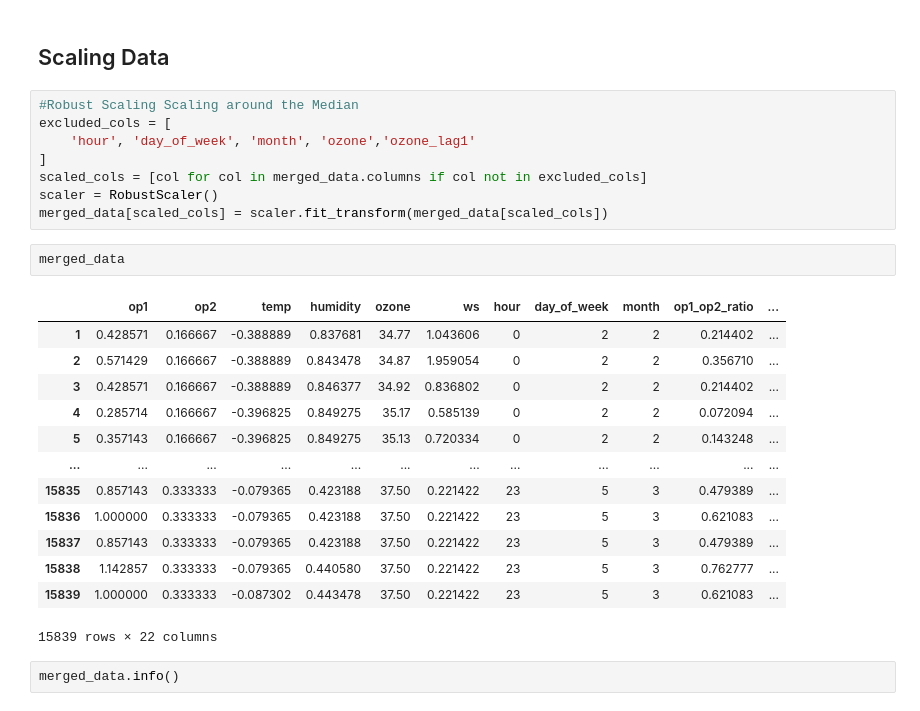
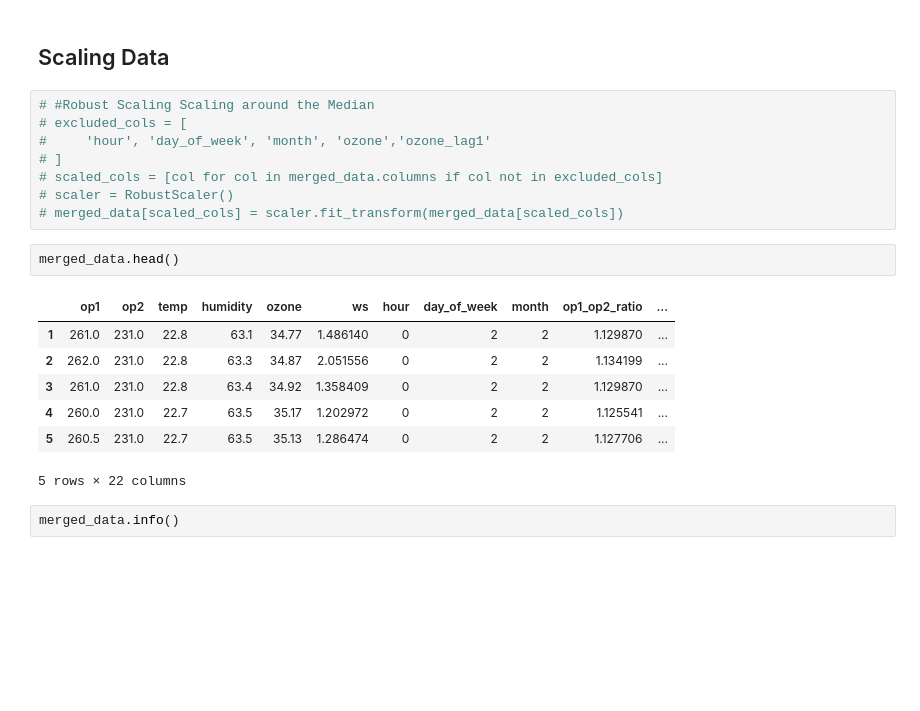
Before and after one commit to nks-hack/WCEHackathon2025_NKS_2, a Jupyter notebook: HackathonEdge.ipynb, the cells around one changed output. Drawn from its saved outputs; the diff is of its cells as text; blank space fills up the shorter version.

```diff
--- a/HackathonEdge.ipynb
+++ b/HackathonEdge.ipynb
@@ -236,29 +243,23 @@ skew_kurt_transformed
 # %% [markdown]
 ## Scaling Data
 # %%
-#Robust Scaling Scaling around the Median
-excluded_cols = [
-    'hour', 'day_of_week', 'month', 'ozone','ozone_lag1'
-]
-scaled_cols = [col for col in merged_data.columns if col not in excluded_cols]
-scaler = RobustScaler()
-merged_data[scaled_cols] = scaler.fit_transform(merged_data[scaled_cols])
+# #Robust Scaling Scaling around the Median
+# excluded_cols = [
+#     'hour', 'day_of_week', 'month', 'ozone','ozone_lag1'
+# ]
+# scaled_cols = [col for col in merged_data.columns if col not in excluded_cols]
+# scaler = RobustScaler()
+# merged_data[scaled_cols] = scaler.fit_transform(merged_data[scaled_cols])
 # %%
-merged_data
+merged_data.head()
 # %% [output]
 |  | op1 | op2 | temp | humidity | ozone | ws | hour | day_of_week | month | op1_op2_ratio | ... |
-| 1 | 0.428571 | 0.166667 | -0.388889 | 0.837681 | 34.77 | 1.043606 | 0 | 2 | 2 | 0.214402 | ... |
-| 2 | 0.571429 | 0.166667 | -0.388889 | 0.843478 | 34.87 | 1.959054 | 0 | 2 | 2 | 0.356710 | ... |
-| 3 | 0.428571 | 0.166667 | -0.388889 | 0.846377 | 34.92 | 0.836802 | 0 | 2 | 2 | 0.214402 | ... |
-| 4 | 0.285714 | 0.166667 | -0.396825 | 0.849275 | 35.17 | 0.585139 | 0 | 2 | 2 | 0.072094 | ... |
-| 5 | 0.357143 | 0.166667 | -0.396825 | 0.849275 | 35.13 | 0.720334 | 0 | 2 | 2 | 0.143248 | ... |
-| ... | ... | ... | ... | ... | ... | ... | ... | ... | ... | ... | ... |
-| 15835 | 0.857143 | 0.333333 | -0.079365 | 0.423188 | 37.50 | 0.221422 | 23 | 5 | 3 | 0.479389 | ... |
-| 15836 | 1.000000 | 0.333333 | -0.079365 | 0.423188 | 37.50 | 0.221422 | 23 | 5 | 3 | 0.621083 | ... |
-| 15837 | 0.857143 | 0.333333 | -0.079365 | 0.423188 | 37.50 | 0.221422 | 23 | 5 | 3 | 0.479389 | ... |
-| 15838 | 1.142857 | 0.333333 | -0.079365 | 0.440580 | 37.50 | 0.221422 | 23 | 5 | 3 | 0.762777 | ... |
-| 15839 | 1.000000 | 0.333333 | -0.087302 | 0.443478 | 37.50 | 0.221422 | 23 | 5 | 3 | 0.621083 | ... |
+| 1 | 261.0 | 231.0 | 22.8 | 63.1 | 34.77 | 1.486140 | 0 | 2 | 2 | 1.129870 | ... |
+| 2 | 262.0 | 231.0 | 22.8 | 63.3 | 34.87 | 2.051556 | 0 | 2 | 2 | 1.134199 | ... |
+| 3 | 261.0 | 231.0 | 22.8 | 63.4 | 34.92 | 1.358409 | 0 | 2 | 2 | 1.129870 | ... |
+| 4 | 260.0 | 231.0 | 22.7 | 63.5 | 35.17 | 1.202972 | 0 | 2 | 2 | 1.125541 | ... |
+| 5 | 260.5 | 231.0 | 22.7 | 63.5 | 35.13 | 1.286474 | 0 | 2 | 2 | 1.127706 | ... |
-15839 rows × 22 columns
+5 rows × 22 columns
 # %%
 merged_data.info()
 # %% [output]
```
Also changed, not shown: parts of 14 cells of this notebook, 4 other files.
